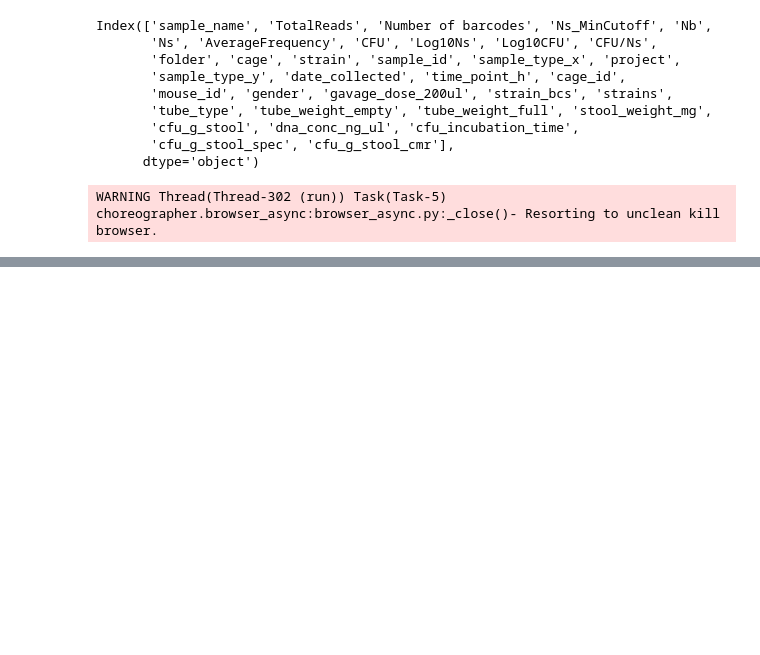
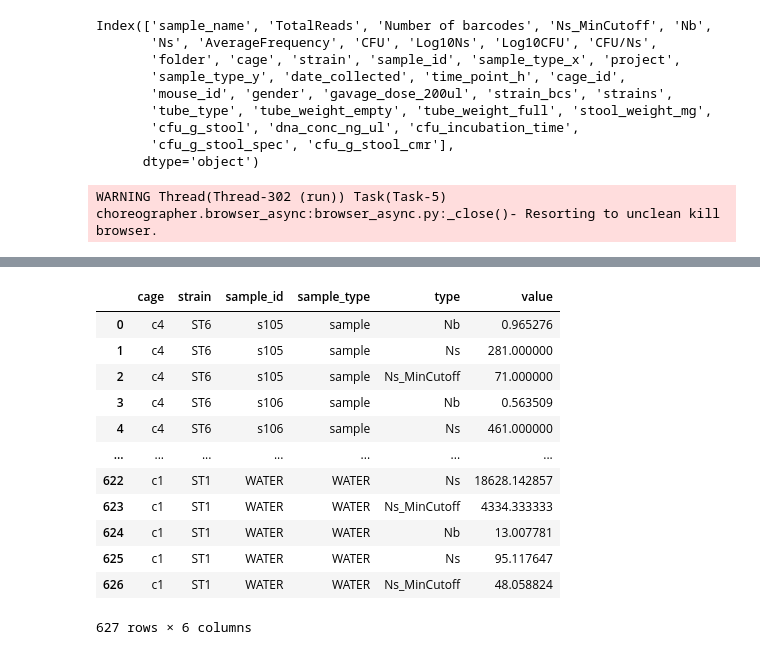
Before and after one commit to c-ruprecht/population_bottlenecks, a Jupyter notebook: analysis/3-P4C1T8-FP-timecurve.ipynb, the cells around one changed output, grey strips where cells are left out. Saved outputs shown, nothing was run; the diff lists cells and outputs as text; code cells hidden in the pictures; blank space fills up the shorter version.

```diff
--- a/analysis/3-P4C1T8-FP-timecurve.ipynb
+++ b/analysis/3-P4C1T8-FP-timecurve.ipynb
@@ -173,0 +202,40 @@ WARNING Thread(Thread-302 (run)) Task(Task-5) choreographer.browser_async:browse
+# %%
+df_plot = df_FP[['cage','strain', 'sample_id', 'sample_type','Nb', 'Ns', 'Ns_MinCutoff']].set_index(['cage','strain', 'sample_id', 'sample_type']).stack()
+df_plot = df_plot.reset_index()
+df_plot = df_plot.rename(columns = {'level_4': 'type', 0: 'value'})
+display(df_plot)
+fig = px.box(df_plot,
+            y = 'value',
+            x = 'sample_type',
+            color = 'type',
+            points = 'all',
+            template = 'simple_white',
+            width = 800,
+            height = 400,
+            log_y = True)
+fig.show()
+fig = px.box(df_plot,
+            y = 'value',
+            x = 'sample_type',
+            facet_row = 'strain',
+            color = 'type',
+            points = 'all',
+            template = 'simple_white',
+            width = 800,
+            height = 800,
+            log_y = True)
+fig.show()
+# %% [output]
+|  | cage | strain | sample_id | sample_type | type | value |
+| 0 | c4 | ST6 | s105 | sample | Nb | 0.965276 |
+| 1 | c4 | ST6 | s105 | sample | Ns | 281.000000 |
+| 2 | c4 | ST6 | s105 | sample | Ns_MinCutoff | 71.000000 |
+| 3 | c4 | ST6 | s106 | sample | Nb | 0.563509 |
+| 4 | c4 | ST6 | s106 | sample | Ns | 461.000000 |
+| ... | ... | ... | ... | ... | ... | ... |
+| 622 | c1 | ST1 | WATER | WATER | Ns | 18628.142857 |
+| 623 | c1 | ST1 | WATER | WATER | Ns_MinCutoff | 4334.333333 |
+| 624 | c1 | ST1 | WATER | WATER | Nb | 13.007781 |
+| 625 | c1 | ST1 | WATER | WATER | Ns | 95.117647 |
+| 626 | c1 | ST1 | WATER | WATER | Ns_MinCutoff | 48.058824 |
+627 rows × 6 columns
```
Also changed, not shown: parts of 3 cells of this notebook, 7 other files.
